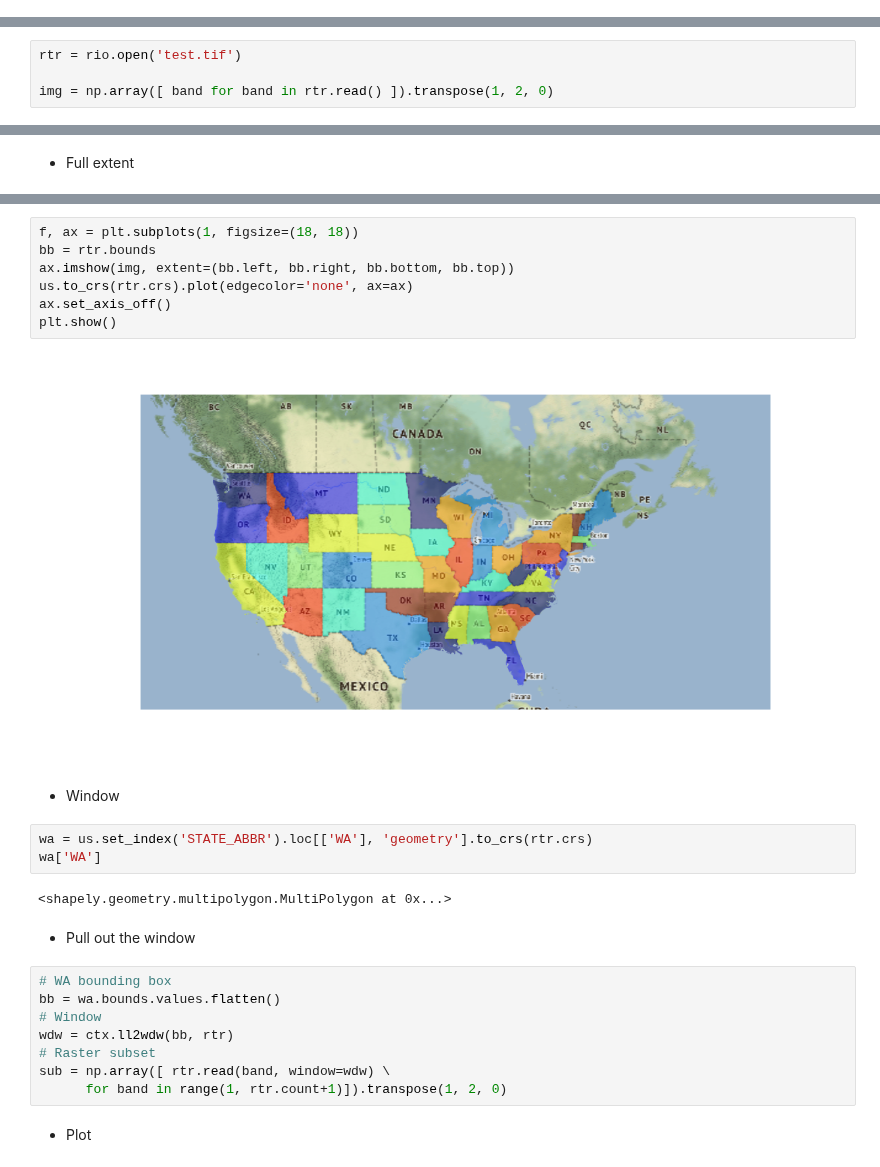
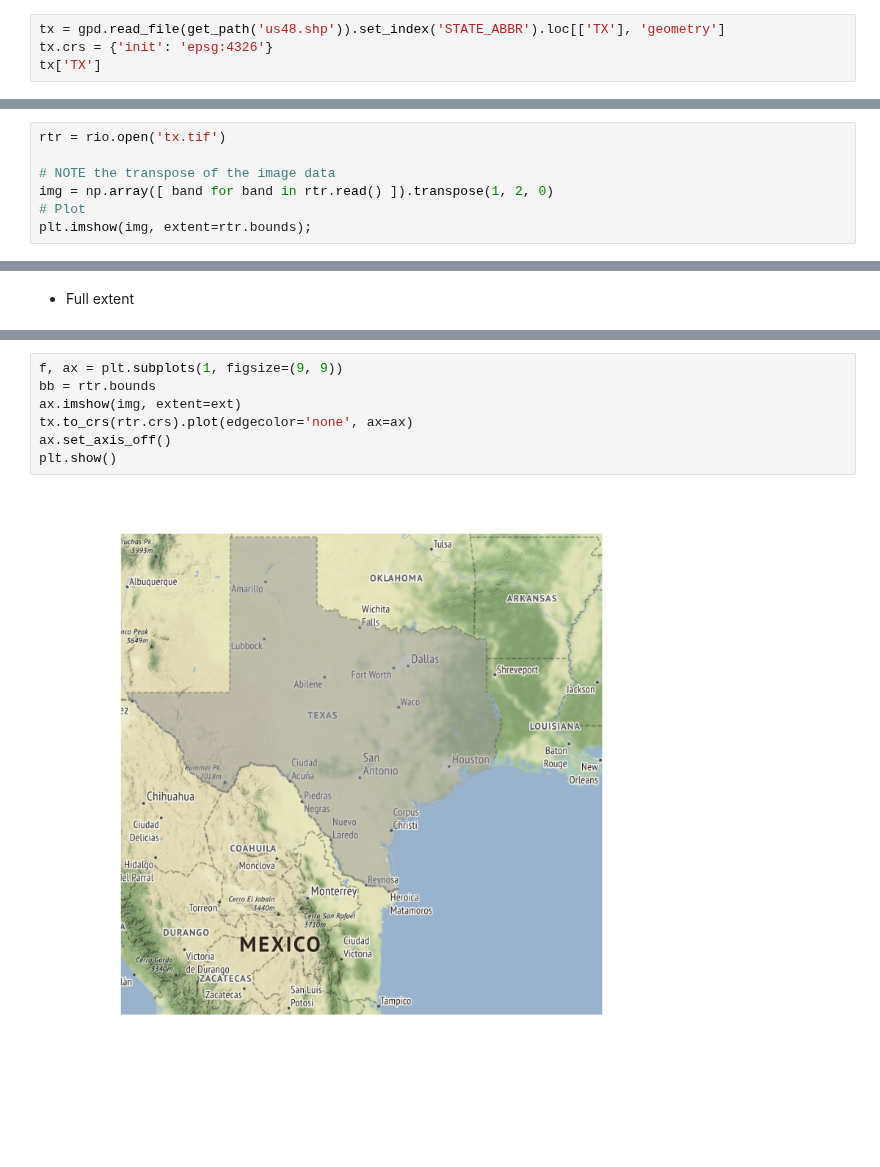
Before and after one commit to geopandas/contextily, a Jupyter notebook: contextily_guide.ipynb, the cells around one changed output, grey strips where cells are left out. Drawn from its saved outputs; the diff is of its cells as text; blank space fills up the shorter version.

Commit message:
Fixing bugs on window extraction and other minor things

```diff
--- a/contextily_guide.ipynb
+++ b/contextily_guide.ipynb
@@ -13,0 +16,4 @@ from pysal.examples import get_path
+# %%
+tx = gpd.read_file(get_path('us48.shp')).set_index('STATE_ABBR').loc[['TX'], 'geometry']
+tx.crs = {'init': 'epsg:4326'}
+tx['TX']
@@ -30,4 +62,7 @@ us.plot(facecolor='0.2', edgecolor='0.4', alpha=1);
 # %%
-rtr = rio.open('test.tif')
+rtr = rio.open('tx.tif')
 
+# NOTE the transpose of the image data
 img = np.array([ band for band in rtr.read() ]).transpose(1, 2, 0)
+# Plot
+plt.imshow(img, extent=rtr.bounds);
@@ -38,28 +95,9 @@ img = np.array([ band for band in rtr.read() ]).transpose(1, 2, 0)
 # %%
-f, ax = plt.subplots(1, figsize=(18, 18))
+f, ax = plt.subplots(1, figsize=(9, 9))
 bb = rtr.bounds
-ax.imshow(img, extent=(bb.left, bb.right, bb.bottom, bb.top))
-us.to_crs(rtr.crs).plot(edgecolor='none', ax=ax)
+ax.imshow(img, extent=ext)
+tx.to_crs(rtr.crs).plot(edgecolor='none', ax=ax)
 ax.set_axis_off()
 plt.show()
 # %% [output]
-[figure, old version]
+[figure, new version]
-# %% [markdown]
-* Window
-# %%
-wa = us.set_index('STATE_ABBR').loc[['WA'], 'geometry'].to_crs(rtr.crs)
-wa['WA']
-# %% [output]
-<shapely.geometry.multipolygon.MultiPolygon at 0x...>
-# %% [markdown]
-* Pull out the window
-# %%
-# WA bounding box
-bb = wa.bounds.values.flatten()
-# Window
-wdw = ctx.ll2wdw(bb, rtr)
-# Raster subset
-sub = np.array([ rtr.read(band, window=wdw) \
-      for band in range(1, rtr.count+1)]).transpose(1, 2, 0)
-# %% [markdown]
-* Plot
```
Also changed, not shown: parts of 20 cells of this notebook, 1 other file.
